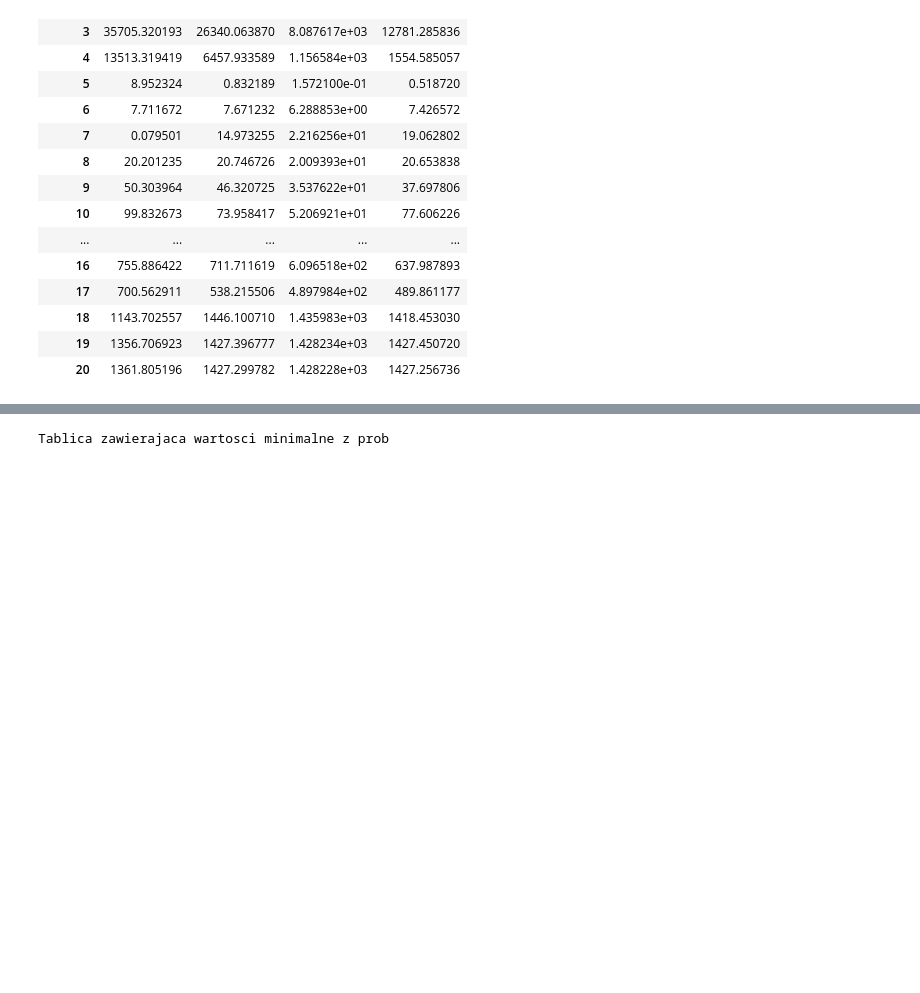
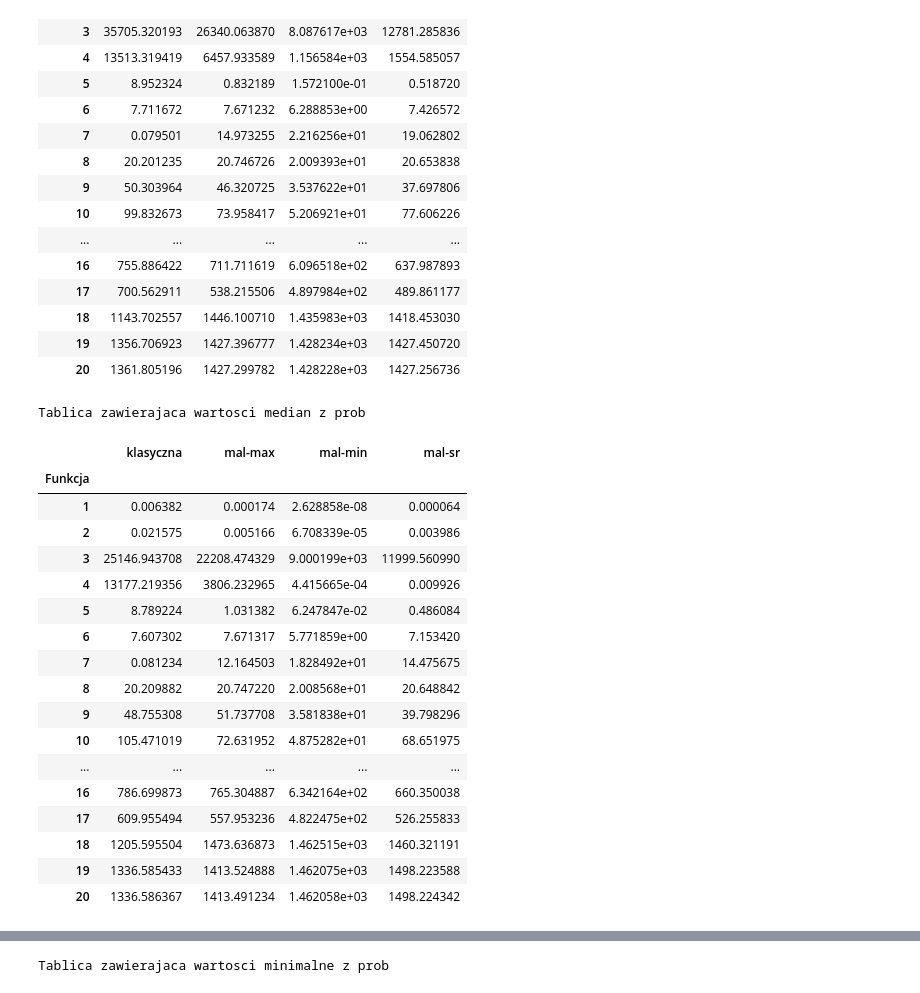
Before and after one commit to maciej3031/evolutionary_algorithm, a Jupyter notebook: Tests_analysis.ipynb, the cells around one changed output, grey strips where cells are left out. Saved outputs shown, nothing was run; the diff lists cells and outputs as text; code cells hidden in the pictures; blank space fills up the shorter version.

Commit message:
more printing

```diff
--- a/Tests_analysis.ipynb
+++ b/Tests_analysis.ipynb
@@ -330,3 +330,30 @@ Tablica zawierajaca wartosci srednie z prob
 | 18 | 1143.702557 | 1446.100710 | 1.435983e+03 | 1418.453030 |
 | 19 | 1356.706923 | 1427.396777 | 1.428234e+03 | 1427.450720 |
 | 20 | 1361.805196 | 1427.299782 | 1.428228e+03 | 1427.256736 |
+# %%
+print("Tablica zawierajaca wartosci median z prob")
+ct = comp_tables(tests_names, np.median)
+ct.columns = versions_names_pl
+ct.index.name ="Funkcja"
+ct.to_csv(results_name+"_ct_medians.csv")
+ct
+# %% [output]
+Tablica zawierajaca wartosci median z prob
+|  | klasyczna | mal-max | mal-min | mal-sr |
+| Funkcja |  |  |  |  |
+| 1 | 0.006382 | 0.000174 | 2.628858e-08 | 0.000064 |
+| 2 | 0.021575 | 0.005166 | 6.708339e-05 | 0.003986 |
+| 3 | 25146.943708 | 22208.474329 | 9.000199e+03 | 11999.560990 |
+| 4 | 13177.219356 | 3806.232965 | 4.415665e-04 | 0.009926 |
+| 5 | 8.789224 | 1.031382 | 6.247847e-02 | 0.486084 |
+| 6 | 7.607302 | 7.671317 | 5.771859e+00 | 7.153420 |
+| 7 | 0.081234 | 12.164503 | 1.828492e+01 | 14.475675 |
+| 8 | 20.209882 | 20.747220 | 2.008568e+01 | 20.648842 |
+| 9 | 48.755308 | 51.737708 | 3.581838e+01 | 39.798296 |
+| 10 | 105.471019 | 72.631952 | 4.875282e+01 | 68.651975 |
+| ... | ... | ... | ... | ... |
+| 16 | 786.699873 | 765.304887 | 6.342164e+02 | 660.350038 |
+| 17 | 609.955494 | 557.953236 | 4.822475e+02 | 526.255833 |
+| 18 | 1205.595504 | 1473.636873 | 1.462515e+03 | 1460.321191 |
+| 19 | 1336.585433 | 1413.524888 | 1.462075e+03 | 1498.223588 |
+| 20 | 1336.586367 | 1413.491234 | 1.462058e+03 | 1498.224342 |
```
Also changed, not shown: parts of 1 cell of this notebook.
